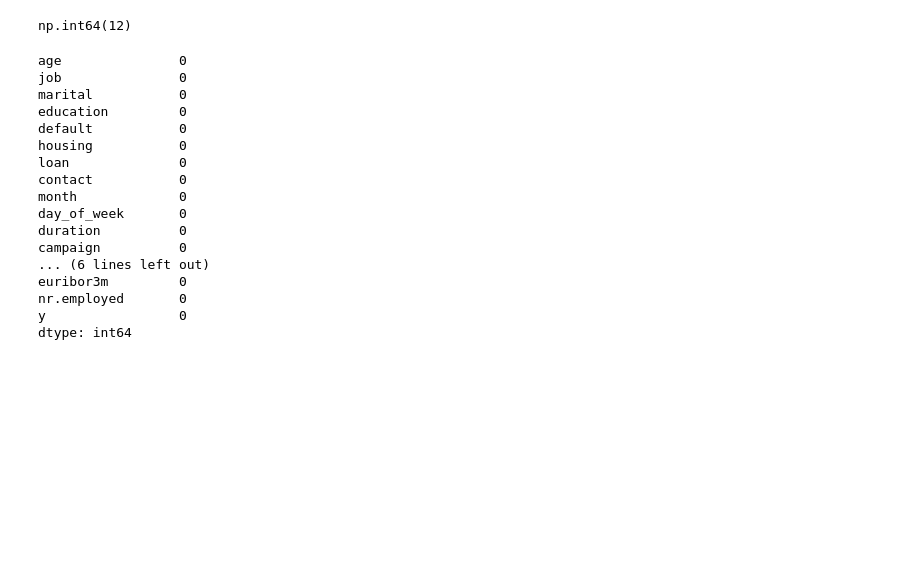
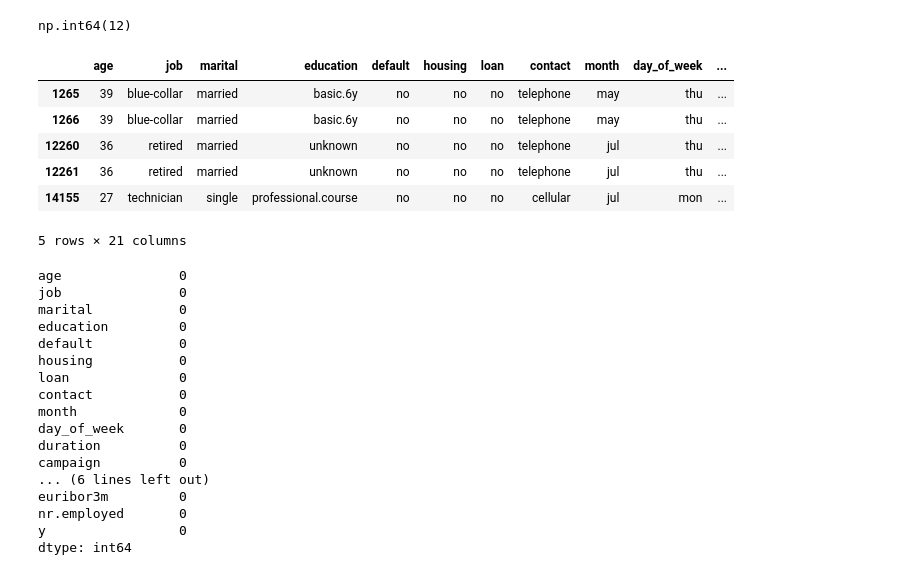
Before and after one commit to Ri-Dearg/adv-an-ca1, a Jupyter notebook: banking.ipynb, the cells around one changed output. Cells and saved outputs as stored; diff of their text form; code cells hidden in the pictures; blank space fills up the shorter version.

Commit message:
feat(data): 🧐 examine duplicates

```diff
--- a/banking.ipynb
+++ b/banking.ipynb
@@ -137,6 +137,17 @@ duplicates = dataset.duplicated().sum()
 duplicates
 # %% [output]
 np.int64(12)
+# %%
+# Examine duplicates.
+dataset[dataset.duplicated(keep=False)].head()
+# %% [output]
+|  | age | job | marital | education | default | housing | loan | contact | month | day_of_week | ... |
+| 1265 | 39 | blue-collar | married | basic.6y | no | no | no | telephone | may | thu | ... |
+| 1266 | 39 | blue-collar | married | basic.6y | no | no | no | telephone | may | thu | ... |
+| 12260 | 36 | retired | married | unknown | no | no | no | telephone | jul | thu | ... |
+| 12261 | 36 | retired | married | unknown | no | no | no | telephone | jul | thu | ... |
+| 14155 | 27 | technician | single | professional.course | no | no | no | cellular | jul | mon | ... |
+5 rows × 21 columns
 # %%
 # Check for missing values in the dataset.
 dataset.isna().sum()
```
Also changed, not shown: parts of 1 cell of this notebook.
